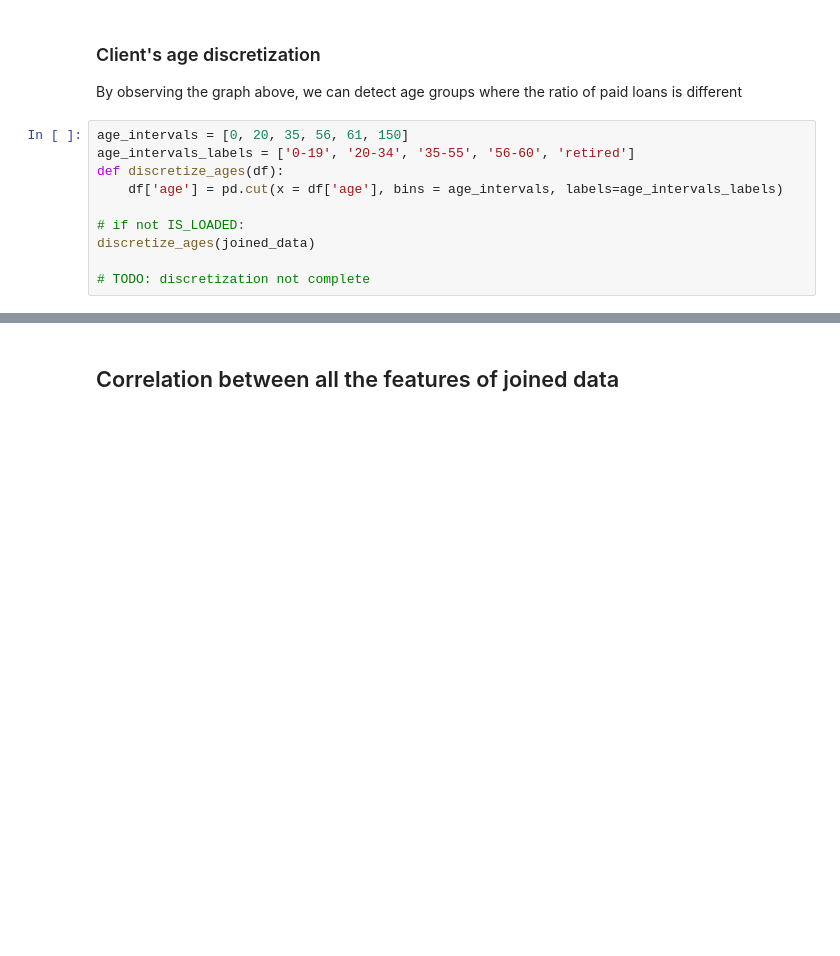
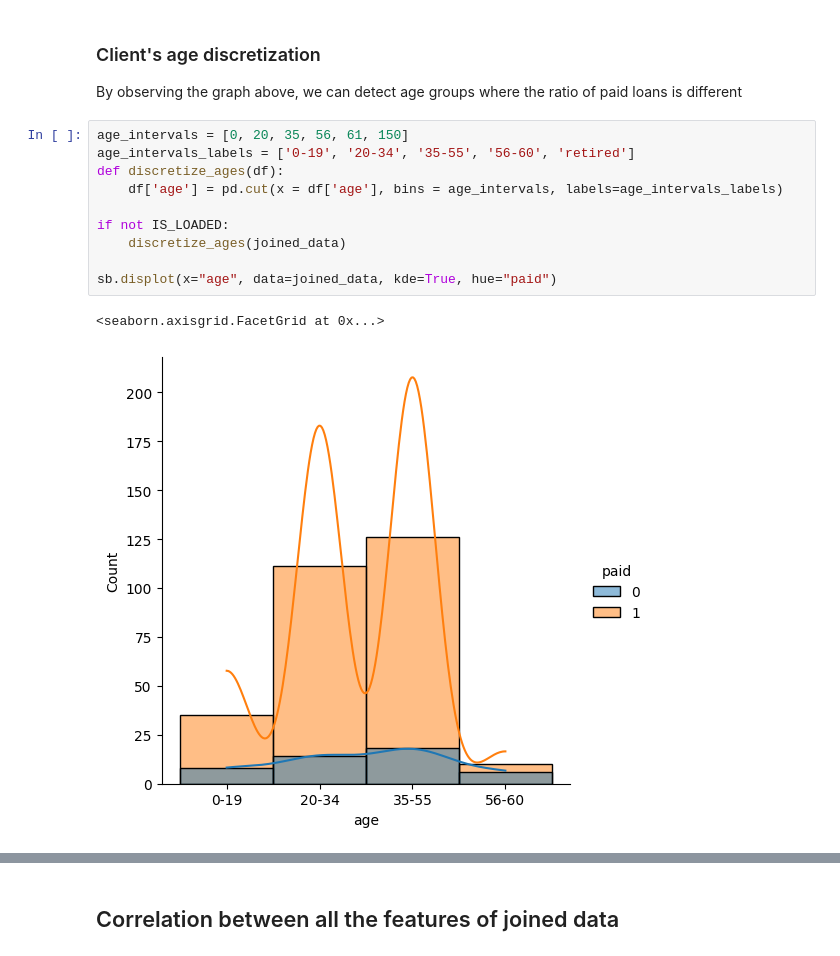
Before and after one commit to ruialves35/feup-ac, a Jupyter notebook: src/analysis/featureExtraction.ipynb, the cells around one changed output, grey strips where cells are left out. Drawn from its saved outputs; the diff is of its cells as text; blank space fills up the shorter version.

Commit message:
Add age discretization to initial value of interval

```diff
--- a/src/analysis/featureExtraction.ipynb
+++ b/src/analysis/featureExtraction.ipynb
@@ -95,10 +95,13 @@ By observing the graph above, we can detect age groups where the ratio of paid l
 # %%
 age_intervals = [0, 20, 35, 56, 61, 150]
 age_intervals_labels = ['0-19', '20-34', '35-55', '56-60', 'retired']
 def discretize_ages(df):
     df['age'] = pd.cut(x = df['age'], bins = age_intervals, labels=age_intervals_labels)
 
-# if not IS_LOADED:
-discretize_ages(joined_data)
+if not IS_LOADED:
+    discretize_ages(joined_data)
 
-# TODO: discretization not complete
+sb.displot(x="age", data=joined_data, kde=True, hue="paid")
+# %% [output]
+<seaborn.axisgrid.FacetGrid at 0x...>
+[figure, added]
```
Also changed, not shown: parts of 4 cells of this notebook.
